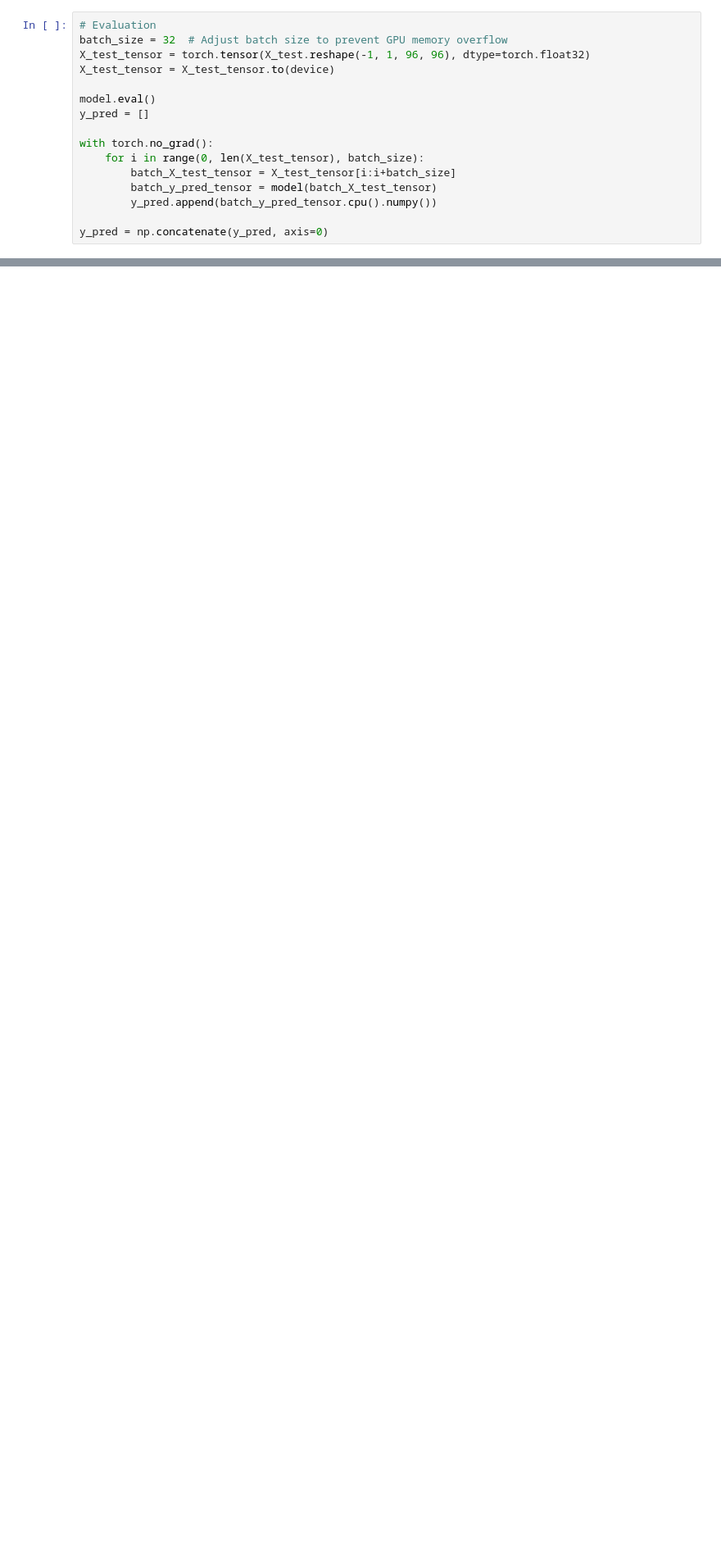
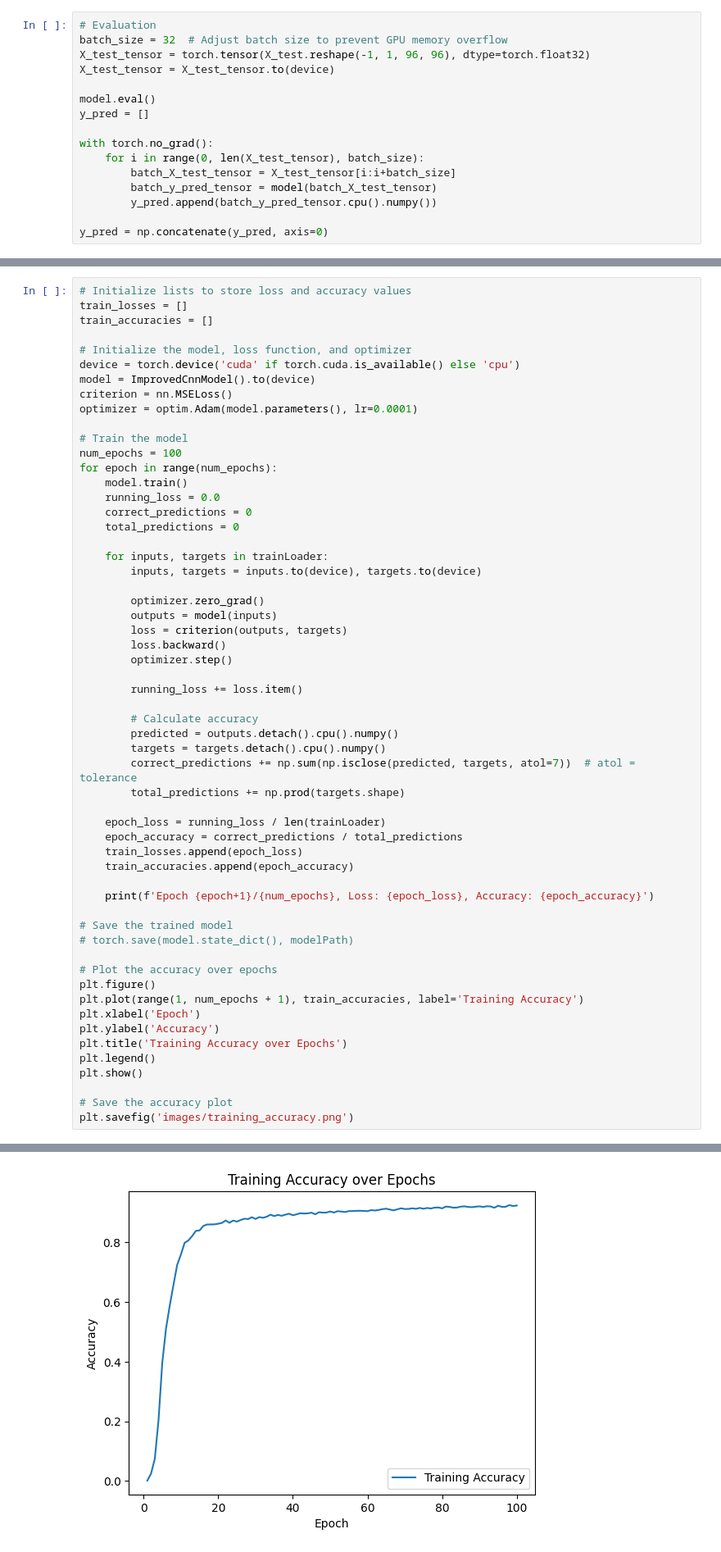
Before and after one commit to Jespy616/Facial-Keypoint-Detection, a Jupyter notebook: torchFinalProcject.ipynb, the cells around one changed output, grey strips where cells are left out. Shown at 82% size. Drawn from its saved outputs; the diff is of its cells as text; blank space fills up the shorter version.

```diff
--- a/torchFinalProcject.ipynb
+++ b/torchFinalProcject.ipynb
@@ -227,0 +295,58 @@ submission_df.to_csv('submission.csv', index=False)
+# %%
+# Initialize lists to store loss and accuracy values
+train_losses = []
+train_accuracies = []
+
+# Initialize the model, loss function, and optimizer
+device = torch.device('cuda' if torch.cuda.is_available() else 'cpu')
+model = ImprovedCnnModel().to(device)
+criterion = nn.MSELoss()
+optimizer = optim.Adam(model.parameters(), lr=0.0001)
+
+# Train the model
+num_epochs = 100
+for epoch in range(num_epochs):
+    model.train()
+    running_loss = 0.0
+    correct_predictions = 0
+    total_predictions = 0
+
+    for inputs, targets in trainLoader:
+        inputs, targets = inputs.to(device), targets.to(device)
+
+        optimizer.zero_grad()
+        outputs = model(inputs)
+        loss = criterion(outputs, targets)
+        loss.backward()
+        optimizer.step()
+
+        running_loss += loss.item()
+
+        # Calculate accuracy
+        predicted = outputs.detach().cpu().numpy()
+        targets = targets.detach().cpu().numpy()
+        correct_predictions += np.sum(np.isclose(predicted, targets, atol=7))  # atol = tolerance
+        total_predictions += np.prod(targets.shape)
+
+    epoch_loss = running_loss / len(trainLoader)
+    epoch_accuracy = correct_predictions / total_predictions
+    train_losses.append(epoch_loss)
+    train_accuracies.append(epoch_accuracy)
+
+    print(f'Epoch {epoch+1}/{num_epochs}, Loss: {epoch_loss}, Accuracy: {epoch_accuracy}')
+
+# Save the trained model
+# torch.save(model.state_dict(), modelPath)
+
+# Plot the accuracy over epochs
+plt.figure()
+plt.plot(range(1, num_epochs + 1), train_accuracies, label='Training Accuracy')
+plt.xlabel('Epoch')
+plt.ylabel('Accuracy')
+plt.title('Training Accuracy over Epochs')
+plt.legend()
+plt.show()
+
+# Save the accuracy plot
+plt.savefig('images/training_accuracy.png')
+# %% [output]
@@ -227,0 +370 @@ submission_df.to_csv('submission.csv', index=False)
+[figure, added]
```
Also changed, not shown: parts of 8 cells of this notebook, 6 other files.
